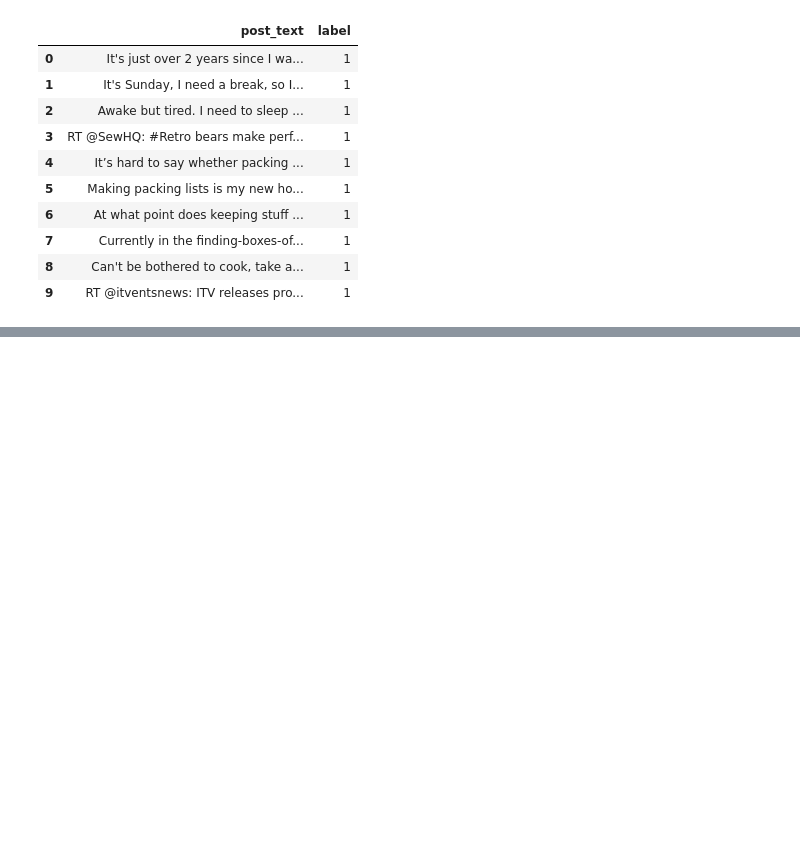
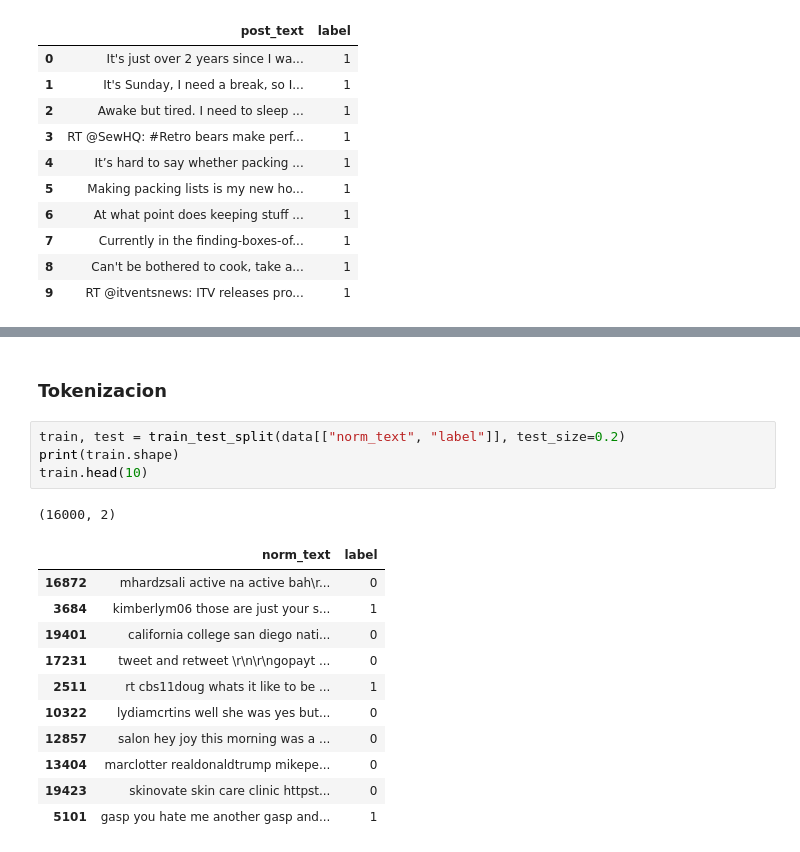
Before and after one commit to H0CHM31573R/SL2-Proyecto, a Jupyter notebook: Tweets/Experimentacion.ipynb, the cells around one changed output, grey strips where cells are left out. Drawn from its saved outputs; the diff is of its cells as text; blank space fills up the shorter version.

```diff
--- a/Tweets/Experimentacion.ipynb
+++ b/Tweets/Experimentacion.ipynb
@@ -41,0 +74,19 @@ data.head(10)
+# %% [markdown]
+### Tokenizacion
+# %%
+train, test = train_test_split(data[["norm_text", "label"]], test_size=0.2)
+print(train.shape)
+train.head(10)
+# %% [output]
+(16000, 2)
+|  | norm_text | label |
+| 16872 | mhardzsali active na active bah\r... | 0 |
+| 3684 | kimberlym06 those are just your s... | 1 |
+| 19401 | california college san diego nati... | 0 |
+| 17231 | tweet and retweet \r\n\r\ngopayt ... | 0 |
+| 2511 | rt cbs11doug whats it like to be ... | 1 |
+| 10322 | lydiamcrtins well she was yes but... | 0 |
+| 12857 | salon hey joy this morning was a ... | 0 |
+| 13404 | marclotter realdonaldtrump mikepe... | 0 |
+| 19423 | skinovate skin care clinic httpst... | 0 |
+| 5101 | gasp you hate me another gasp and... | 1 |
```
Also changed, not shown: parts of 28 cells of this notebook, 1 other file.
